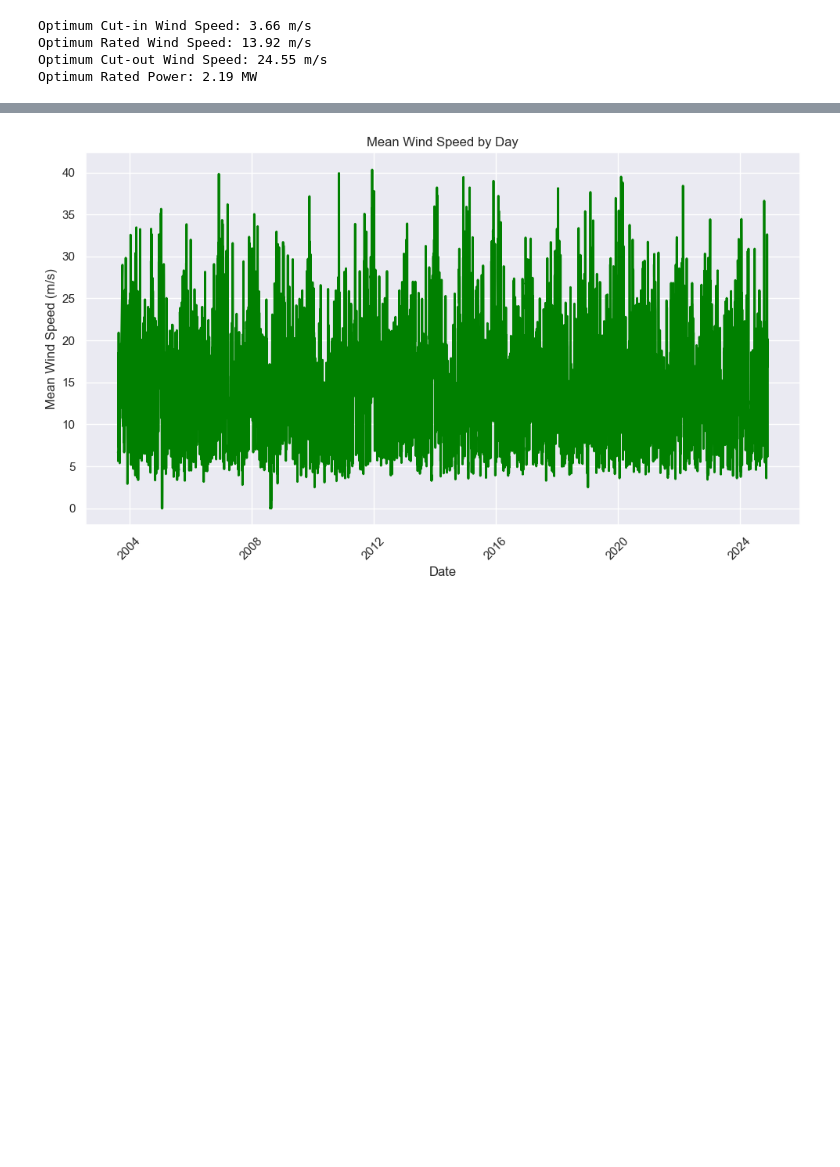
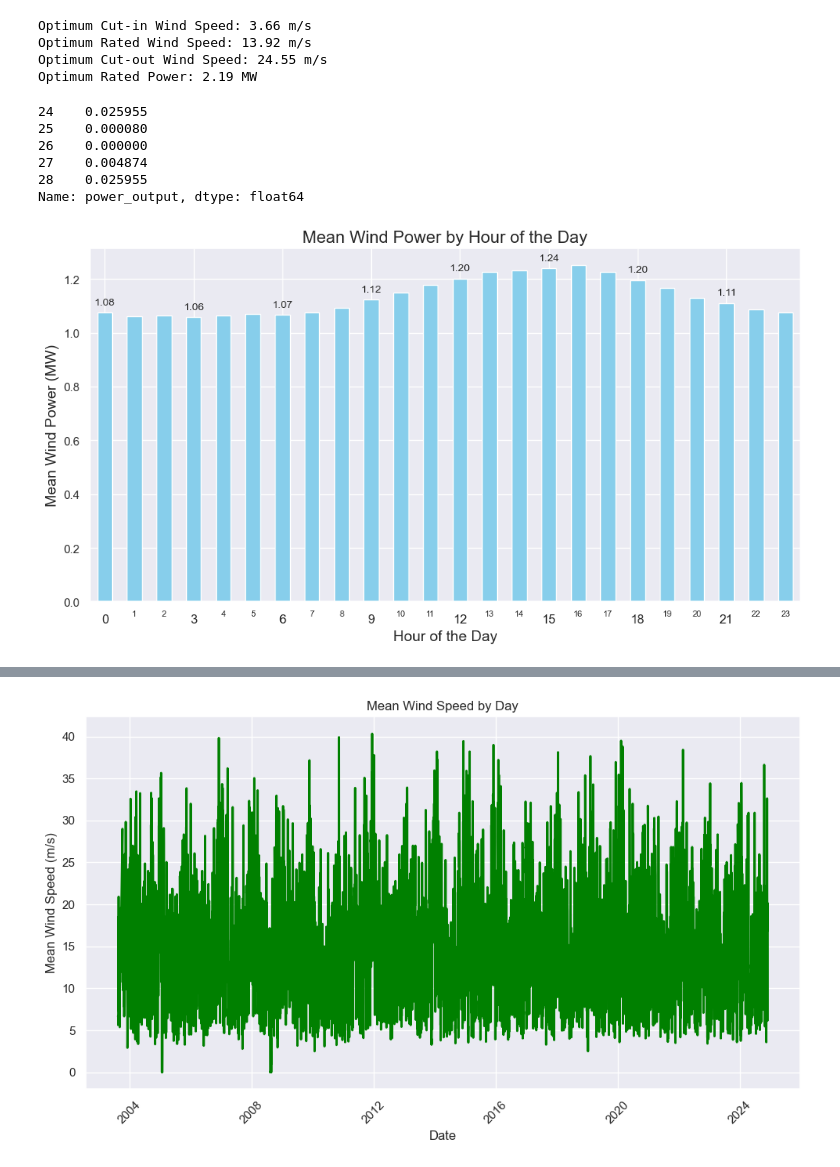
Before and after one commit to filipekojak88/PFDA, a Jupyter notebook: project/windspeed.ipynb, the cells around one changed output, grey strips where cells are left out. Cells and saved outputs as stored; diff of their text form; code cells hidden in the pictures; blank space fills up the shorter version.

```diff
--- a/project/windspeed.ipynb
+++ b/project/windspeed.ipynb
@@ -205,4 +250,53 @@ Optimum Rated Power: 2.19 MW
+# %%
+df['power_output'].head()
+# %% [output]
+24    0.025955
+25    0.000080
+26    0.000000
+27    0.004874
+28    0.025955
+Name: power_output, dtype: float64
 # %%
-# Calculate Mean Wind Speed by Hour
+# Aggregate by hour
+
+# Extract the hour from the datetime column
 df['hour'] = df['date'].dt.hour
-hourly_mean_wind = df.groupby('hour')['wdsp'].mean()
+hourly_power = df.groupby('hour')['power_output'].mean()
+# %%
+# Hourly Mean Power Plot
+plt.figure(figsize=(12, 6))
+hourly_power.plot(kind='bar', color='skyblue')
+
+# Get the current axis
+ax = plt.gca()
+
+# Major ticks every 3 hours
+major_locator = MultipleLocator(3)  # Place major ticks every 3 hours
+ax.xaxis.set_major_locator(major_locator)
+ax.xaxis.set_major_formatter(FormatStrFormatter('%d'))  # Format major ticks as integers
+
+# Minor ticks for all hours
+minor_locator = MultipleLocator(1)  # Place minor ticks for all hours
+ax.xaxis.set_minor_locator(minor_locator)
+ax.xaxis.set_minor_formatter(FormatStrFormatter('%d'))  # Labels for minor ticks
+
+# Customize tick parameters
+ax.tick_params(axis='x', which='major', length=8, width=1.5, labelsize=12)  # Larger ticks for major
+ax.tick_params(axis='x', which='minor', length=4, width=0.5, labelsize=8)  # Smaller ticks for minor
+
+# Rotate the labels of the major ticks by 90 degrees
+plt.xticks(rotation=0)
+
+# Adding bar labels for every 3 hours
+for i, value in enumerate(hourly_power):
+    if i % 3 == 0:  # Label only for major ticks
+        plt.text(i, value + 0.02, f'{value:.2f}', ha='center', va='bottom', fontsize=10)
+
+# Adding title and labels
+plt.title('Mean Wind Power by Hour of the Day', fontsize=16)
+plt.xlabel('Hour of the Day', fontsize=14)
+plt.ylabel('Mean Wind Power (MW)', fontsize=14)
+
+plt.show()
+# %% [output]
+[figure, added]
```
Also changed, not shown: parts of 10 cells of this notebook.
